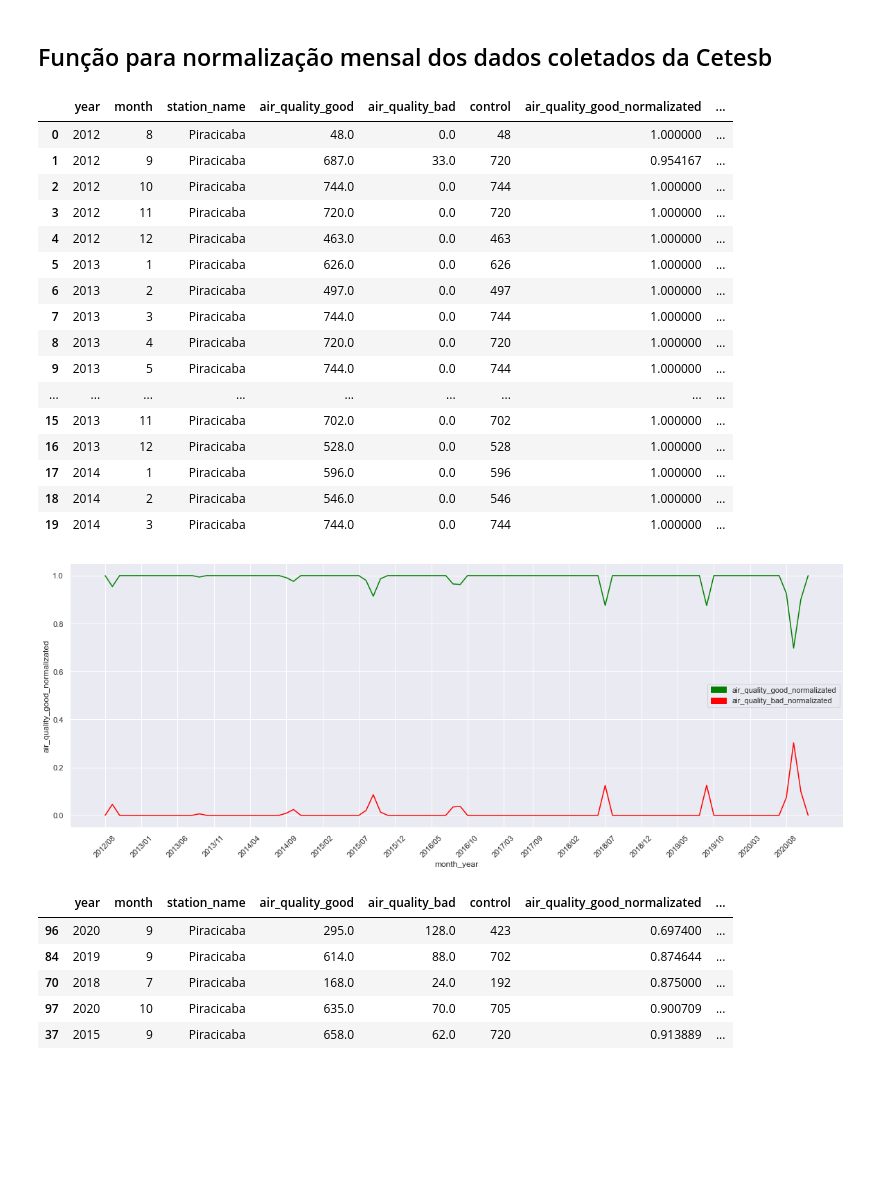
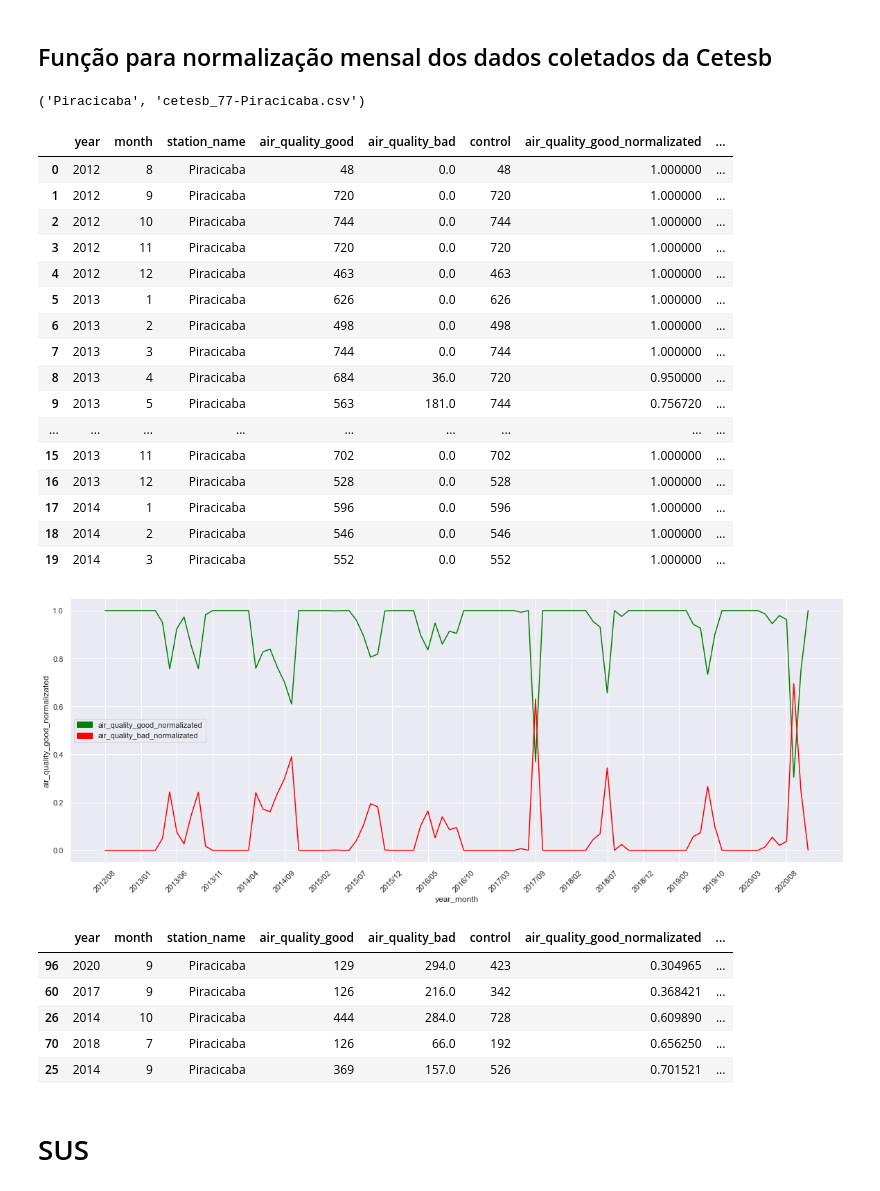
Before and after one commit to BrunoASNascimento/Estudo-da-correlacao-da-poluicao-atmosfericas-com-os-gastos-no-SUS, a Jupyter notebook: analysis.ipynb, the cells around one changed output. Saved outputs shown, nothing was run; the diff lists cells and outputs as text; code cells hidden in the pictures; blank space fills up the shorter version.

Commit message:
Analysis about Piracicaba

```diff
--- a/analysis.ipynb
+++ b/analysis.ipynb
@@ -141,7 +142,7 @@ def air_quality_index(df, mp_type):
 
     result = pd.merge(
         df[filter_value].drop_duplicates(),
-        df[df[mp_type] <= 80].groupby(
+        df[df[mp_type] <= 40].groupby(
             filter_value,
             as_index=False
         )[mp_type].count().rename(columns={
@@ -151,7 +152,7 @@ def air_quality_index(df, mp_type):
         how='left',
         on=filter_value
     ).merge(
-        df[df[mp_type] > 80].groupby(
+        df[df[mp_type] > 40].groupby(
             filter_value,
             as_index=False
         )[mp_type].count().rename(columns={
@@ -175,63 +176,71 @@ def air_quality_index(df, mp_type):
     return result
 # %% [markdown]
 ## Função para normalização mensal dos dados coletados da Cetesb
+# %%
+filter_country = df_otif[df_otif['station']=='Piracicaba']
+station, name_file = filter_country['station'].values[0], filter_country['name_file'].values[0]
+station, name_file
+# %% [output]
+('Piracicaba', 'cetesb_77-Piracicaba.csv')
 # %%
-station='cetesb_77-Piracicaba.csv'
-df = clean_data_cetesb(pd.read_csv(f"{dir_cetesb}\{station}"))
-result = air_quality_index(df, 'MP10_index')
-result['month_year'] =   (result['year'].astype(str)+'/' +result['month'].astype(str).str.zfill(2))
-result.sort_values(by='month_year',inplace=True,ascending=True)
+df = clean_data_cetesb(pd.read_csv(f"{dir_cetesb}\{name_file}"))
+result = air_quality_index(df, 'MP25_index')
+result['year_month'] =   (result['year'].astype(str)+'/' +result['month'].astype(str).str.zfill(2))
+result.sort_values(by='year_month',inplace=True,ascending=True)
+result=result.reset_index(drop=True)
 result.head(20)
 # %% [output]
 |  | year | month | station_name | air_quality_good | air_quality_bad | control | air_quality_good_normalizated | ... |
-| 0 | 2012 | 8 | Piracicaba | 48.0 | 0.0 | 48 | 1.000000 | ... |
-| 1 | 2012 | 9 | Piracicaba | 687.0 | 33.0 | 720 | 0.954167 | ... |
-| 2 | 2012 | 10 | Piracicaba | 744.0 | 0.0 | 744 | 1.000000 | ... |
-| 3 | 2012 | 11 | Piracicaba | 720.0 | 0.0 | 720 | 1.000000 | ... |
-| 4 | 2012 | 12 | Piracicaba | 463.0 | 0.0 | 463 | 1.000000 | ... |
-| 5 | 2013 | 1 | Piracicaba | 626.0 | 0.0 | 626 | 1.000000 | ... |
-| 6 | 2013 | 2 | Piracicaba | 497.0 | 0.0 | 497 | 1.000000 | ... |
-| 7 | 2013 | 3 | Piracicaba | 744.0 | 0.0 | 744 | 1.000000 | ... |
-| 8 | 2013 | 4 | Piracicaba | 720.0 | 0.0 | 720 | 1.000000 | ... |
-| 9 | 2013 | 5 | Piracicaba | 744.0 | 0.0 | 744 | 1.000000 | ... |
+| 0 | 2012 | 8 | Piracicaba | 48 | 0.0 | 48 | 1.000000 | ... |
+| 1 | 2012 | 9 | Piracicaba | 720 | 0.0 | 720 | 1.000000 | ... |
+| 2 | 2012 | 10 | Piracicaba | 744 | 0.0 | 744 | 1.000000 | ... |
+| 3 | 2012 | 11 | Piracicaba | 720 | 0.0 | 720 | 1.000000 | ... |
+| 4 | 2012 | 12 | Piracicaba | 463 | 0.0 | 463 | 1.000000 | ... |
+| 5 | 2013 | 1 | Piracicaba | 626 | 0.0 | 626 | 1.000000 | ... |
+| 6 | 2013 | 2 | Piracicaba | 498 | 0.0 | 498 | 1.000000 | ... |
+| 7 | 2013 | 3 | Piracicaba | 744 | 0.0 | 744 | 1.000000 | ... |
+| 8 | 2013 | 4 | Piracicaba | 684 | 36.0 | 720 | 0.950000 | ... |
+| 9 | 2013 | 5 | Piracicaba | 563 | 181.0 | 744 | 0.756720 | ... |
 | ... | ... | ... | ... | ... | ... | ... | ... | ... |
-| 15 | 2013 | 11 | Piracicaba | 702.0 | 0.0 | 702 | 1.000000 | ... |
-| 16 | 2013 | 12 | Piracicaba | 528.0 | 0.0 | 528 | 1.000000 | ... |
-| 17 | 2014 | 1 | Piracicaba | 596.0 | 0.0 | 596 | 1.000000 | ... |
-| 18 | 2014 | 2 | Piracicaba | 546.0 | 0.0 | 546 | 1.000000 | ... |
-| 19 | 2014 | 3 | Piracicaba | 744.0 | 0.0 | 744 | 1.000000 | ... |
+| 15 | 2013 | 11 | Piracicaba | 702 | 0.0 | 702 | 1.000000 | ... |
+| 16 | 2013 | 12 | Piracicaba | 528 | 0.0 | 528 | 1.000000 | ... |
+| 17 | 2014 | 1 | Piracicaba | 596 | 0.0 | 596 | 1.000000 | ... |
+| 18 | 2014 | 2 | Piracicaba | 546 | 0.0 | 546 | 1.000000 | ... |
+| 19 | 2014 | 3 | Piracicaba | 552 | 0.0 | 552 | 1.000000 | ... |
 # %%
 fig, ax = plt.subplots()
 fig.set_size_inches(20, 7)
 
 leg_good = mpatches.Patch(color='green', label='air_quality_good_normalizated')
 leg_bad = mpatches.Patch(color='red', label='air_quality_bad_normalizated')
 
 img = sns.lineplot(
     data=result,
-    x='month_year',
+    x='year_month',
     y='air_quality_good_normalizated',
     color='green',
     ax=ax
 )
 sns.lineplot(
     data=result,
-    x='month_year',
+    x='year_month',
     y='air_quality_bad_normalizated',
     color='red',
     ax=ax
 )
 plt.legend(handles=[leg_good,leg_bad])
-plt.xticks([result['month_year'][i] for i in range(0,result['month_year'].shape[0],5)],rotation=45)
+plt.xticks([result['year_month'][i] for i in range(0,result['year_month'].shape[0],5)],rotation=45)
 sns.despine()
 # %% [output]
-[figure, old version]
+[figure, new version]
 # %%
 result.sort_values(by='air_quality_bad_normalizated',ascending=False).head(5)
 # %% [output]
 |  | year | month | station_name | air_quality_good | air_quality_bad | control | air_quality_good_normalizated | ... |
-| 96 | 2020 | 9 | Piracicaba | 295.0 | 128.0 | 423 | 0.697400 | ... |
-| 84 | 2019 | 9 | Piracicaba | 614.0 | 88.0 | 702 | 0.874644 | ... |
-| 70 | 2018 | 7 | Piracicaba | 168.0 | 24.0 | 192 | 0.875000 | ... |
-| 97 | 2020 | 10 | Piracicaba | 635.0 | 70.0 | 705 | 0.900709 | ... |
-| 37 | 2015 | 9 | Piracicaba | 658.0 | 62.0 | 720 | 0.913889 | ... |
+| 96 | 2020 | 9 | Piracicaba | 129 | 294.0 | 423 | 0.304965 | ... |
+| 60 | 2017 | 9 | Piracicaba | 126 | 216.0 | 342 | 0.368421 | ... |
+| 26 | 2014 | 10 | Piracicaba | 444 | 284.0 | 728 | 0.609890 | ... |
+| 70 | 2018 | 7 | Piracicaba | 126 | 66.0 | 192 | 0.656250 | ... |
+| 25 | 2014 | 9 | Piracicaba | 369 | 157.0 | 526 | 0.701521 | ... |
+# %% [markdown]
+# SUS
```
Also changed, not shown: parts of 13 cells of this notebook.
